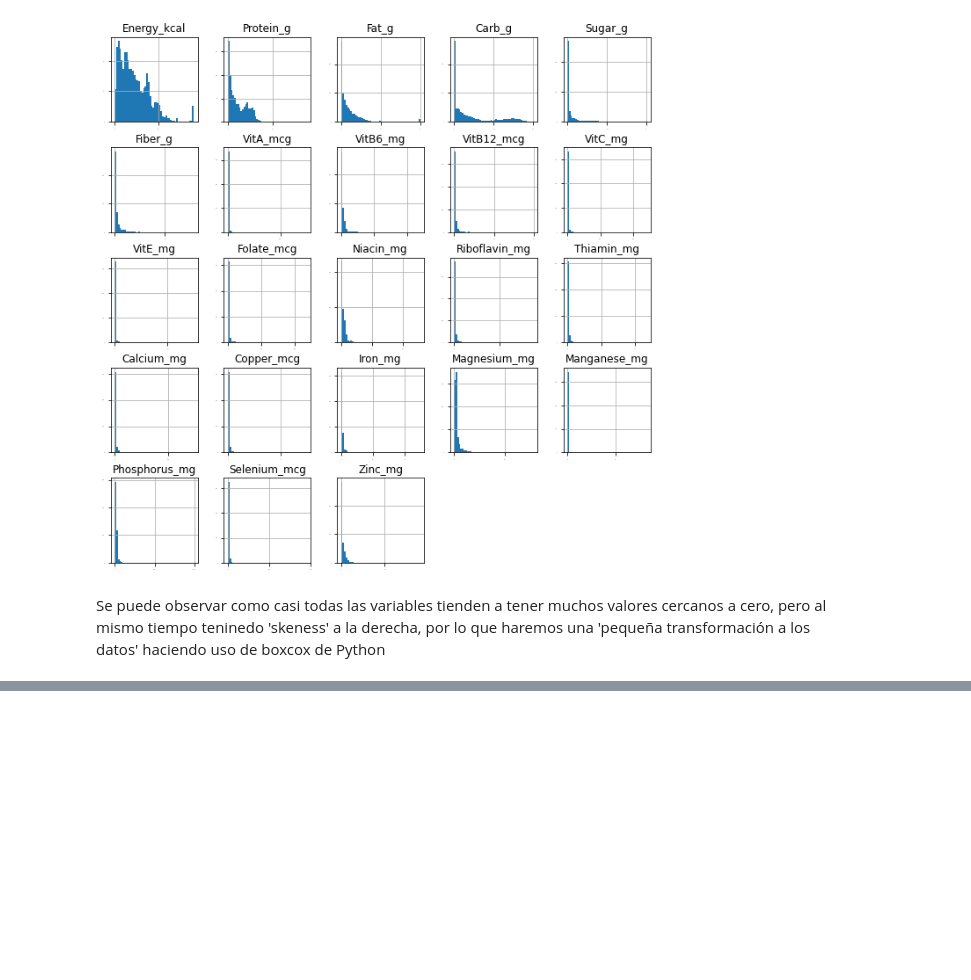
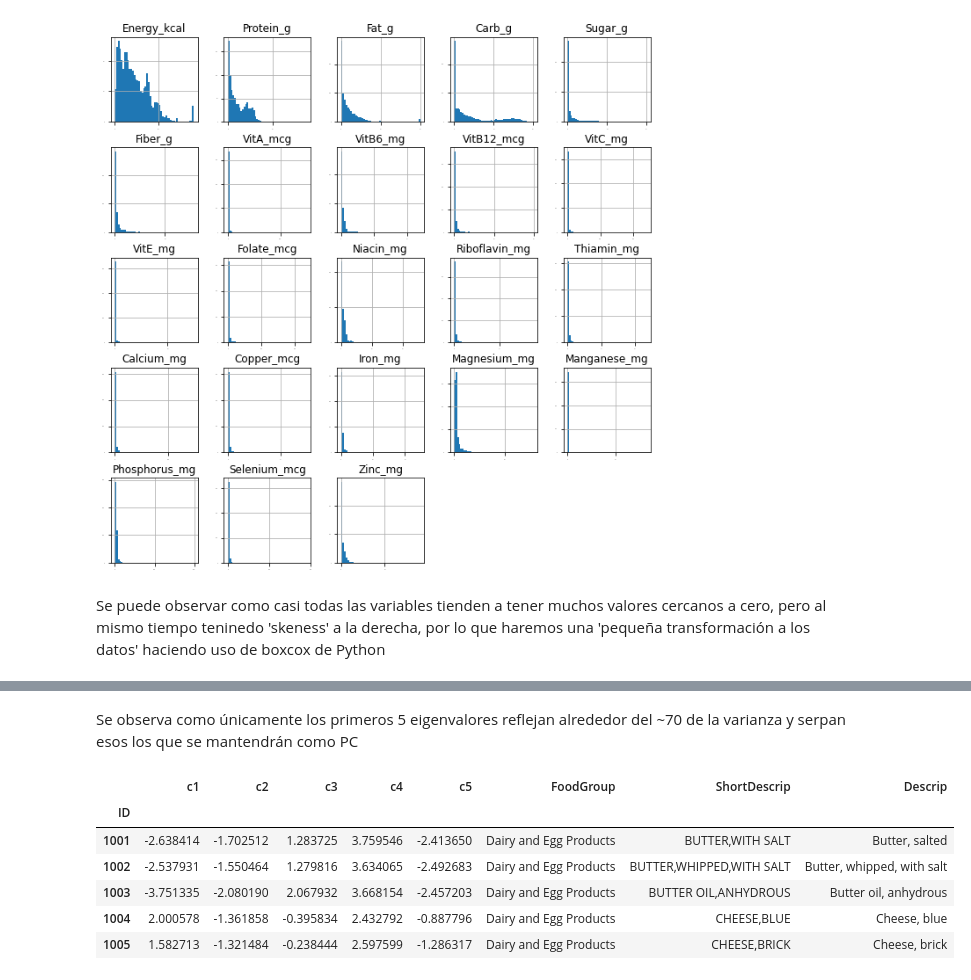
Before and after one commit to Sergio-Ibarra-1795/Diplomado_UNAM_DC_Full_gitHub, a Jupyter notebook: Modulo7_Aprendizaje_NO_supervisado/Modulo7_Practica2.ipynb, the cells around one changed output, grey strips where cells are left out. Cells and saved outputs as stored; diff of their text form; code cells hidden in the pictures; blank space fills up the shorter version.

```diff
--- a/Modulo7_Aprendizaje_NO_supervisado/Modulo7_Practica2.ipynb
+++ b/Modulo7_Aprendizaje_NO_supervisado/Modulo7_Practica2.ipynb
@@ -528,0 +604,17 @@ nutrition_pca_TF.head(5)
+# %% [markdown]
+Se observa como únicamente los primeros 5 eigenvalores reflejan alrededor del ~70 de la varianza y serpan esos los que se mantendrán como PC
+# %%
+pca_nutrition = pd.DataFrame(pca_model_nutrition[:, :5], index=nutrition_pca.index)
+pca_nutrition_full = pca_nutrition.join(nutrition_pca_descrip)
+pca_nutrition_full.drop(['CommonName','MfgName','ScientificName'], axis=1, inplace=True)
+pca_nutrition_full.rename(columns={0:'c1',1:'c2',2:'c3',3:'c4',4:'c5'}, inplace=True)
+
+pca_nutrition_full.head(5)
+# %% [output]
+|  | c1 | c2 | c3 | c4 | c5 | FoodGroup | ShortDescrip | Descrip |
+| ID |  |  |  |  |  |  |  |  |
+| 1001 | -2.638414 | -1.702512 | 1.283725 | 3.759546 | -2.413650 | Dairy and Egg Products | BUTTER,WITH SALT | Butter, salted |
+| 1002 | -2.537931 | -1.550464 | 1.279816 | 3.634065 | -2.492683 | Dairy and Egg Products | BUTTER,WHIPPED,WITH SALT | Butter, whipped, with salt |
+| 1003 | -3.751335 | -2.080190 | 2.067932 | 3.668154 | -2.457203 | Dairy and Egg Products | BUTTER OIL,ANHYDROUS | Butter oil, anhydrous |
+| 1004 | 2.000578 | -1.361858 | -0.395834 | 2.432792 | -0.887796 | Dairy and Egg Products | CHEESE,BLUE | Cheese, blue |
+| 1005 | 1.582713 | -1.321484 | -0.238444 | 2.597599 | -1.286317 | Dairy and Egg Products | CHEESE,BRICK | Cheese, brick |
```
Also changed, not shown: parts of 14 cells of this notebook.
